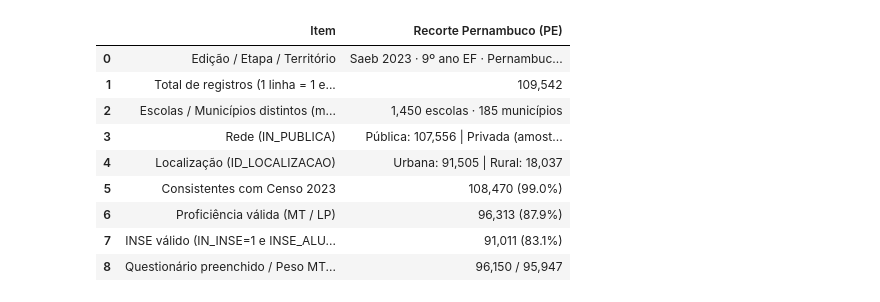
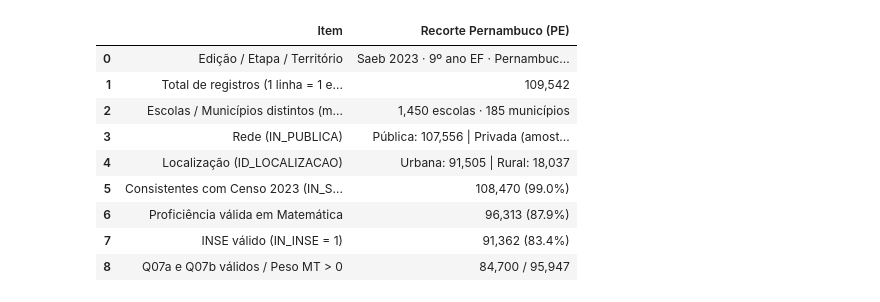
Before and after one commit to jorgeribeiru/mineracao-educacional, a Jupyter notebook: oficina_saeb_2023/oficina_exploracao_saeb_2023.ipynb, the cells around one changed output. Cells and saved outputs as stored; diff of their text form; code cells hidden in the pictures.

```diff
--- a/oficina_saeb_2023/oficina_exploracao_saeb_2023.ipynb
+++ b/oficina_saeb_2023/oficina_exploracao_saeb_2023.ipynb
@@ -23,43 +27,43 @@ PATH_SAEB_9EF = os.path.join(BASE_DIR, "MICRODADOS_SAEB_2023", "DADOS", "TS_ALUN
 DIR_SAIDAS = os.path.join(BASE_DIR, "oficina_saeb_2023", "saidas")
 os.makedirs(DIR_SAIDAS, exist_ok=True)
 
 COLS = [
     "ID_SAEB", "ID_UF", "ID_MUNICIPIO", "ID_ESCOLA", "IN_PUBLICA", "ID_LOCALIZACAO",
     "ID_ALUNO", "IN_SITUACAO_CENSO", "IN_PREENCHIMENTO_QUESTIONARIO",
-    "PESO_ALUNO_MT", "PESO_ALUNO_LP",
-    "IN_INSE", "INSE_ALUNO", "NU_TIPO_NIVEL_INSE", "PESO_ALUNO_INSE",
-    "TX_RESP_Q13b", "TX_RESP_Q12b", "TX_RESP_Q12g",
-    "PROFICIENCIA_MT_SAEB", "PROFICIENCIA_LP_SAEB"
+    "PESO_ALUNO_MT", "IN_INSE", "NU_TIPO_NIVEL_INSE",
+    "TX_RESP_Q07a", "TX_RESP_Q07b", "TX_RESP_Q13b",
+    "PROFICIENCIA_MT_SAEB"
 ]
 
 df = pd.concat(
     [c[c["ID_UF"] == UF_CODIGO] for c in pd.read_csv(PATH_SAEB_9EF, sep=";", encoding="latin1", usecols=COLS, chunksize=250_000, low_memory=False)],
     ignore_index=True
 )
 
-mask_inse_valido = (df["IN_INSE"] == 1) & df["INSE_ALUNO"].notna()
+mask_inse_valido = df["IN_INSE"] == 1
+mask_q07_valido = df["TX_RESP_Q07a"].isin(["A", "B"]) & df["TX_RESP_Q07b"].isin(["A", "B"])
 
 ficha = pd.DataFrame([
     ("Edição / Etapa / Território", "Saeb 2023 · 9º ano EF · Pernambuco (ID_UF = 26)"),
     ("Total de registros (1 linha = 1 estudante)", f"{len(df):,}"),
     ("Escolas / Municípios distintos (mascarados)", f"{df['ID_ESCOLA'].nunique():,} escolas · {df['ID_MUNICIPIO'].nunique():,} municípios"),
     ("Rede (IN_PUBLICA)", f"Pública: {(df['IN_PUBLICA']==1).sum():,} | Privada (amostral): {(df['IN_PUBLICA']==0).sum():,}"),
     ("Localização (ID_LOCALIZACAO)", f"Urbana: {(df['ID_LOCALIZACAO']==1).sum():,} | Rural: {(df['ID_LOCALIZACAO']==2).sum():,}"),
-    ("Consistentes com Censo 2023", f"{(df['IN_SITUACAO_CENSO']==1).sum():,} ({(df['IN_SITUACAO_CENSO']==1).mean()*100:.1f}%)"),
-    ("Proficiência válida (MT / LP)", f"{df['PROFICIENCIA_MT_SAEB'].notna().sum():,} ({df['PROFICIENCIA_MT_SAEB'].notna().mean()*100:.1f}%)"),
-    ("INSE válido (IN_INSE=1 e INSE_ALUNO não nulo)", f"{mask_inse_valido.sum():,} ({mask_inse_valido.mean()*100:.1f}%)"),
-    ("Questionário preenchido / Peso MT válido", f"{(df['IN_PREENCHIMENTO_QUESTIONARIO']==1).sum():,} / {(df['PESO_ALUNO_MT'].fillna(0)>0).sum():,}"),
+    ("Consistentes com Censo 2023 (IN_SITUACAO_CENSO=1)", f"{(df['IN_SITUACAO_CENSO']==1).sum():,} ({(df['IN_SITUACAO_CENSO']==1).mean()*100:.1f}%)"),
+    ("Proficiência válida em Matemática", f"{df['PROFICIENCIA_MT_SAEB'].notna().sum():,} ({df['PROFICIENCIA_MT_SAEB'].notna().mean()*100:.1f}%)"),
+    ("INSE válido (IN_INSE = 1)", f"{mask_inse_valido.sum():,} ({mask_inse_valido.mean()*100:.1f}%)"),
+    ("Q07a e Q07b válidos / Peso MT > 0", f"{mask_q07_valido.sum():,} / {(df['PESO_ALUNO_MT'].fillna(0)>0).sum():,}"),
 ], columns=["Item", "Recorte Pernambuco (PE)"])
 
 display(ficha)
 # %% [output]
 |  | Item | Recorte Pernambuco (PE) |
 | 0 | Edição / Etapa / Território | Saeb 2023 · 9º ano EF · Pernambuc... |
 | 1 | Total de registros (1 linha = 1 e... | 109,542 |
 | 2 | Escolas / Municípios distintos (m... | 1,450 escolas · 185 municípios |
 | 3 | Rede (IN_PUBLICA) | Pública: 107,556 | Privada (amost... |
 | 4 | Localização (ID_LOCALIZACAO) | Urbana: 91,505 | Rural: 18,037 |
-| 5 | Consistentes com Censo 2023 | 108,470 (99.0%) |
-| 6 | Proficiência válida (MT / LP) | 96,313 (87.9%) |
-| 7 | INSE válido (IN_INSE=1 e INSE_ALU... | 91,011 (83.1%) |
-| 8 | Questionário preenchido / Peso MT... | 96,150 / 95,947 |
+| 5 | Consistentes com Censo 2023 (IN_S... | 108,470 (99.0%) |
+| 6 | Proficiência válida em Matemática | 96,313 (87.9%) |
+| 7 | INSE válido (IN_INSE = 1) | 91,362 (83.4%) |
+| 8 | Q07a e Q07b válidos / Peso MT > 0 | 84,700 / 95,947 |
```
Also changed, not shown: parts of 12 cells of this notebook, 6 other files.
